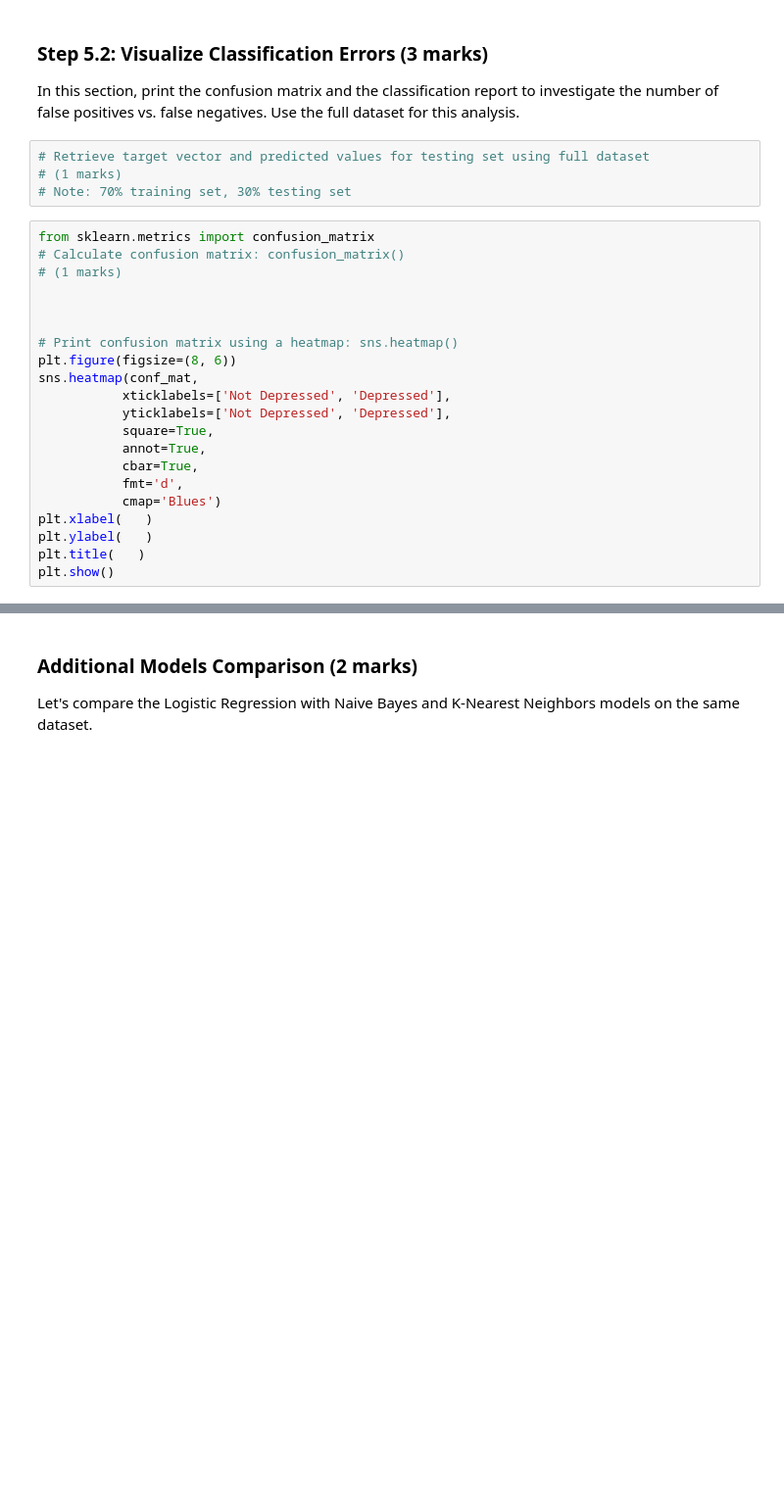
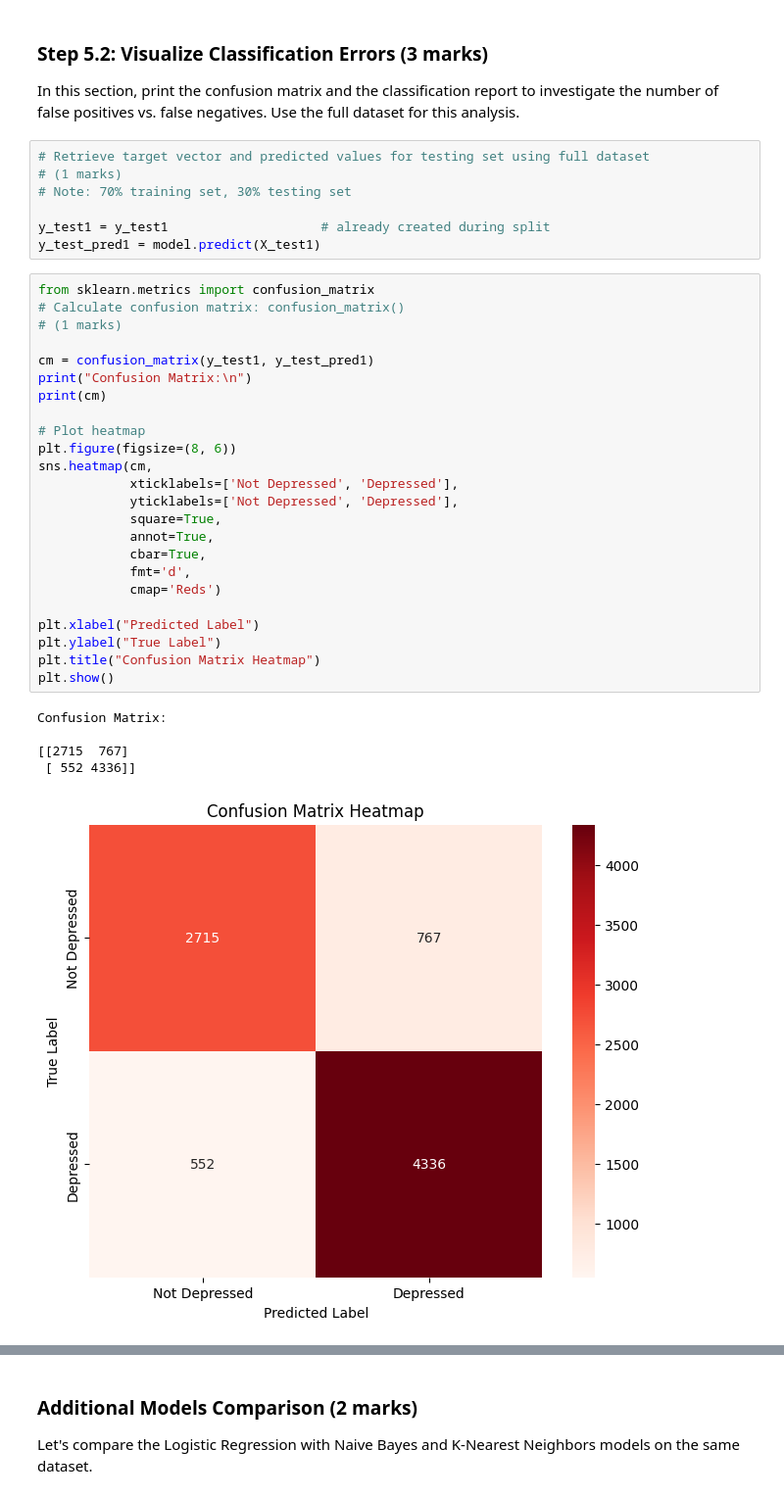
Before and after one commit to hudsonirivbogbe/ENGG680_2025_Fall, a Jupyter notebook: Lab_Assignment2/Assignment2_Group_6.ipynb, the cells around one changed output, grey strips where cells are left out. Shown at 98% size. Cells and saved outputs as stored; diff of their text form; blank space fills up the shorter version.

```diff
--- a/Lab_Assignment2/Assignment2_Group_6.ipynb
+++ b/Lab_Assignment2/Assignment2_Group_6.ipynb
@@ -766,27 +933,39 @@ In this section, print the confusion matrix and the classification report to inv
 # Retrieve target vector and predicted values for testing set using full dataset
 # (1 marks)
 # Note: 70% training set, 30% testing set
+
+y_test1 = y_test1                    # already created during split
+y_test_pred1 = model.predict(X_test1)
 # %%
 from sklearn.metrics import confusion_matrix
 # Calculate confusion matrix: confusion_matrix()
 # (1 marks)
 
+cm = confusion_matrix(y_test1, y_test_pred1)
+print("Confusion Matrix:\n")
+print(cm)
 
+# Plot heatmap
+plt.figure(figsize=(8, 6))
+sns.heatmap(cm,
+            xticklabels=['Not Depressed', 'Depressed'],
+            yticklabels=['Not Depressed', 'Depressed'],
+            square=True,
+            annot=True,
+            cbar=True,
+            fmt='d',
+            cmap='Reds')
 
-# Print confusion matrix using a heatmap: sns.heatmap()
-plt.figure(figsize=(8, 6))
-sns.heatmap(conf_mat,
-           xticklabels=['Not Depressed', 'Depressed'],
-           yticklabels=['Not Depressed', 'Depressed'],
-           square=True,
-           annot=True,
-           cbar=True,
-           fmt='d',
-           cmap='Blues')
-plt.xlabel(   )
-plt.ylabel(   )
-plt.title(   )
+plt.xlabel("Predicted Label")
+plt.ylabel("True Label")
+plt.title("Confusion Matrix Heatmap")
 plt.show()
+# %% [output]
+Confusion Matrix:
+
+[[2715  767]
+ [ 552 4336]]
+[figure, added]
 # %%
 from sklearn.metrics import classification_report
 # Print classification report: classification_report()
```
Also changed, not shown: parts of 6 cells of this notebook.
